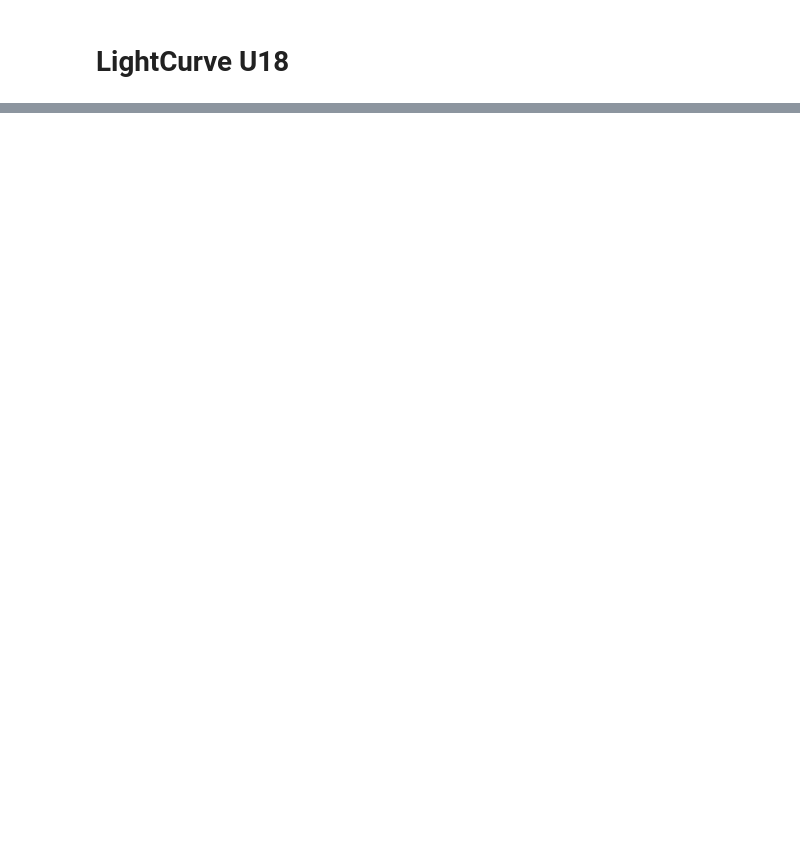
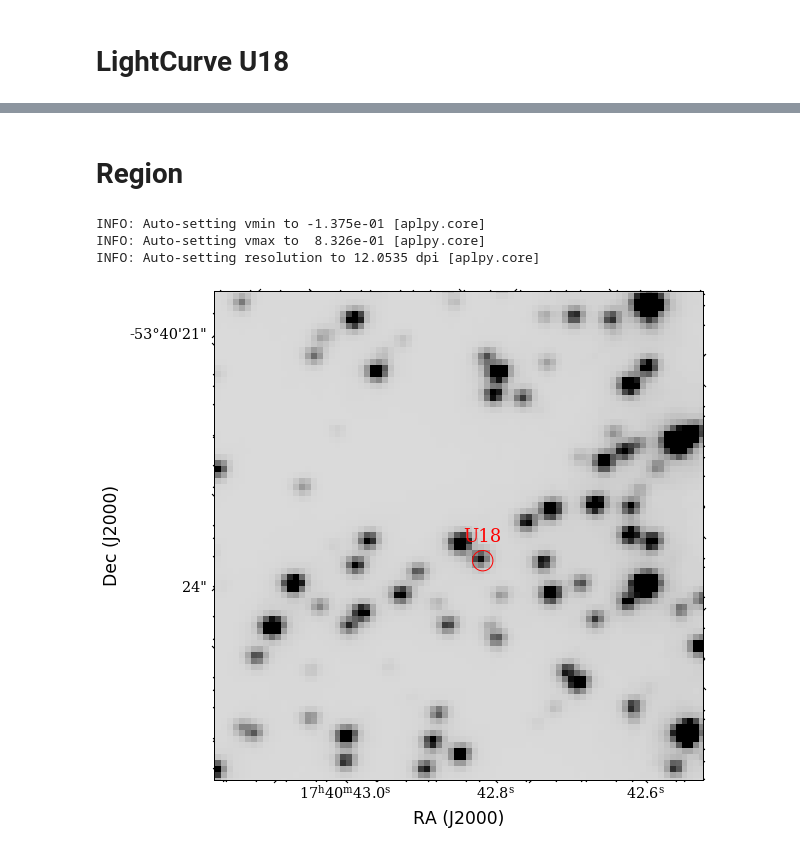
Before and after one commit to manuelmarcano22/NGC6397F336W, a Jupyter notebook: Notebooks/Plots.ipynb, the cells around one changed output, grey strips where cells are left out. Drawn from its saved outputs; the diff is of its cells as text; code cells hidden in the pictures; blank space fills up the shorter version.

```diff
--- a/Notebooks/Plots.ipynb
+++ b/Notebooks/Plots.ipynb
@@ -60,0 +134,19 @@ plt.show()
+# %% [markdown]
+# Region
+# %%
+f = aplpy.FITSFigure('../u9712005/FixeWCSofReference/Fixedfinal_drz_sci.chip0.fits')
+f.show_grayscale(invert='True')
+f.recenter(265.1771907, -53.6739587, radius=0.0011330)  # degrees
+f.show_regions('u18reg.reg')
+f.axis_labels.set_font(size='xx-large', weight='medium', \
+                         stretch='normal', family='sans-serif', \
+                         style='normal', variant='normal')
+
+
+#save fig
+f.savefig('hstimage.eps')
+# %% [output]
+INFO: Auto-setting vmin to -1.375e-01 [aplpy.core]
+INFO: Auto-setting vmax to  8.326e-01 [aplpy.core]
+INFO: Auto-setting resolution to 12.0535 dpi [aplpy.core]
+[figure, added]
```
Also changed, not shown: parts of 11 cells of this notebook, 13 other files.
